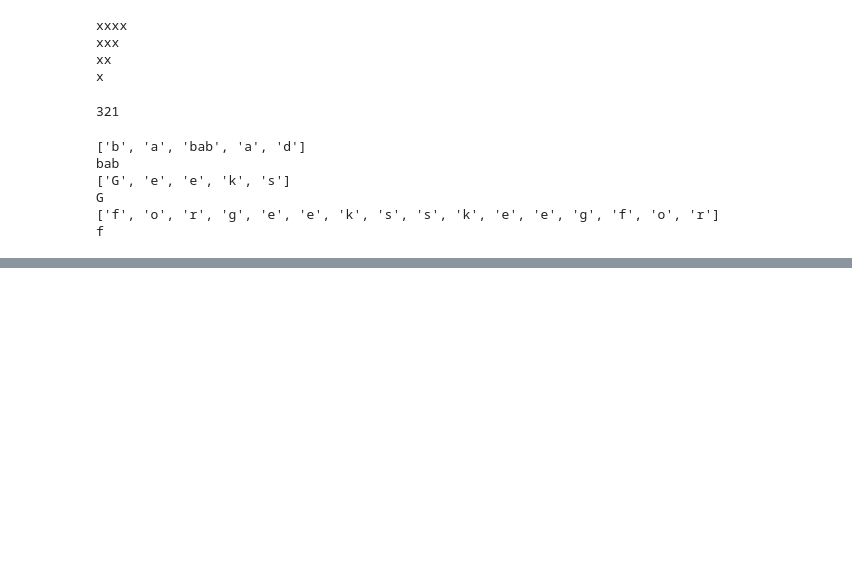
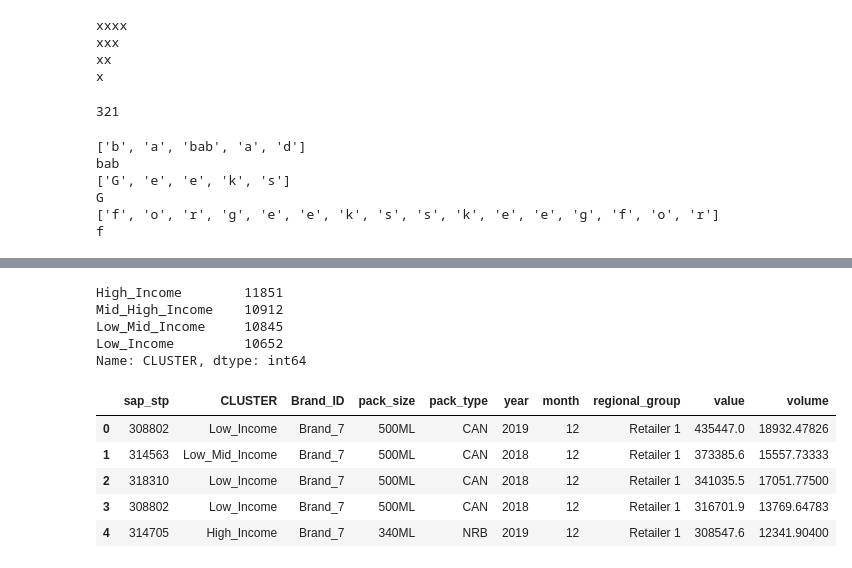
Before and after one commit to rimanshu/Private_personal, a Jupyter notebook: DataStructure/Untitled1.ipynb, the cells around one changed output, grey strips where cells are left out. Saved outputs shown, nothing was run; the diff lists cells and outputs as text; code cells hidden in the pictures; blank space fills up the shorter version.

```diff
--- a/DataStructure/Untitled1.ipynb
+++ b/DataStructure/Untitled1.ipynb
@@ -323,0 +668,19 @@ df.sort_values('weight').head(40000) # 18804
+# %%
+
+
+df_data['CLUSTER'].value_counts()
+# %% [output]
+High_Income        11851
+Mid_High_Income    10912
+Low_Mid_Income     10845
+Low_Income         10652
+Name: CLUSTER, dtype: int64
+# %%
+df_data.head()
+# %% [output]
+|  | sap_stp | CLUSTER | Brand_ID | pack_size | pack_type | year | month | regional_group | value | volume |
+| 0 | 308802 | Low_Income | Brand_7 | 500ML | CAN | 2019 | 12 | Retailer 1 | 435447.0 | 18932.47826 |
+| 1 | 314563 | Low_Mid_Income | Brand_7 | 500ML | CAN | 2018 | 12 | Retailer 1 | 373385.6 | 15557.73333 |
+| 2 | 318310 | Low_Income | Brand_7 | 500ML | CAN | 2018 | 12 | Retailer 1 | 341035.5 | 17051.77500 |
+| 3 | 308802 | Low_Income | Brand_7 | 500ML | CAN | 2018 | 12 | Retailer 1 | 316701.9 | 13769.64783 |
+| 4 | 314705 | High_Income | Brand_7 | 340ML | NRB | 2019 | 12 | Retailer 1 | 308547.6 | 12341.90400 |
```
Also changed, not shown: parts of 24 cells of this notebook, 5 other files.
